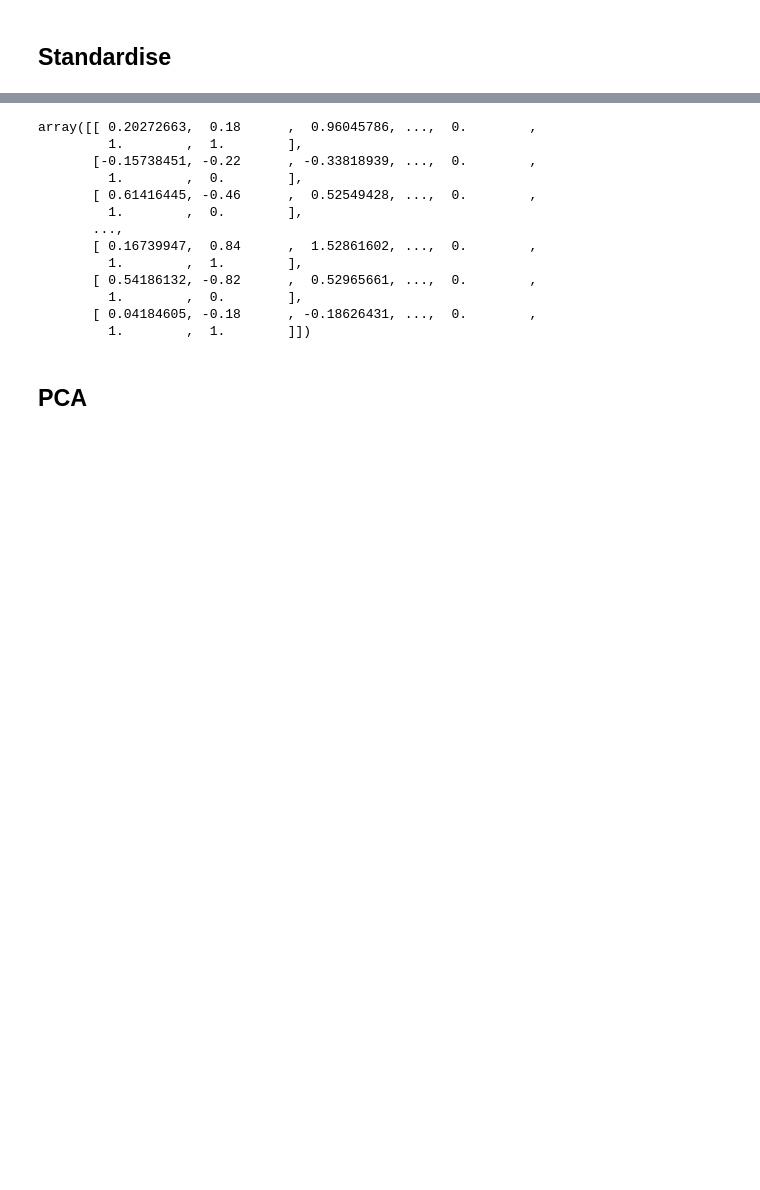
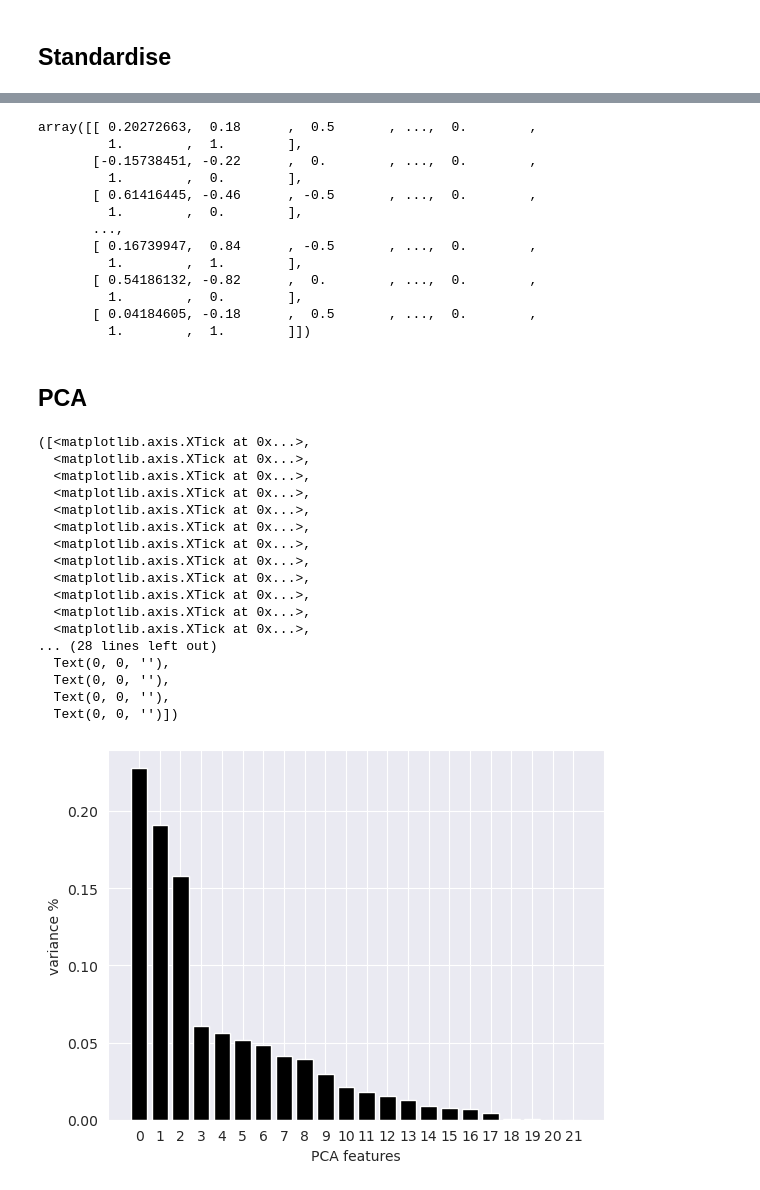
Before and after one commit to r-leeper/Marketing_Customer_Segmentation, a Jupyter notebook: PCA_and_KMeans.ipynb, the cells around one changed output, grey strips where cells are left out. Saved outputs shown, nothing was run; the diff lists cells and outputs as text; code cells hidden in the pictures; blank space fills up the shorter version.

Commit message:
PCA finished, both with all data and with buying categories removed.

```diff
--- a/PCA_and_KMeans.ipynb
+++ b/PCA_and_KMeans.ipynb
@@ -40,49 +78,66 @@ df_use = df.copy()
+# %%
+# Remove the specific product categories
+remove_columns = ['MntWines',
+                  'MntFruits',
+                  'MntMeatProducts',
+                  'MntFishProducts',
+                  'MntSweetProducts',
+                  'MntGoldProds']
+continuous_data = continuous_data.drop(remove_columns, axis=1)
 # %%
-# Scaling of continuous features
-continuous_features = ['Income',
-                       'Recency',
-                       'MntWines',
-                       'MntFruits',
-                       'MntMeatProducts',
-                       'MntFishProducts',
-                       'MntSweetProducts',
-                       'MntGoldProds',
-                       'NumDealsPurchases',
-                       'NumWebPurchases',
-                       'NumCatalogPurchases',
-                       'NumStorePurchases',
-                       'NumWebVisitsMonth',
-                       'Age',
-                       'RegencyInMonths',
-                       'TotalSpent']
-
-# Separate binary features
-continuous_data = df[continuous_features]
-binary_ord_data = df.drop(continuous_features, axis=1)
 
 # Standardize continuous features using RobustScaler
 scaler_continuous = RobustScaler()
-scaled_continuous_data = scaler_continuous.fit_transform(df_use[continuous_features])
+scaled_continuous_data = scaler_continuous.fit_transform(continuous_data)
 
 # Combined data
 final_scaled_data = np.concatenate([scaled_continuous_data, binary_ord_data], axis=1)
 # %%
 final_scaled_data
 # %% [output]
-array([[ 0.20272663,  0.18      ,  0.96045786, ...,  0.        ,
+array([[ 0.20272663,  0.18      ,  0.5       , ...,  0.        ,
          1.        ,  1.        ],
-       [-0.15738451, -0.22      , -0.33818939, ...,  0.        ,
+       [-0.15738451, -0.22      ,  0.        , ...,  0.        ,
          1.        ,  0.        ],
-       [ 0.61416445, -0.46      ,  0.52549428, ...,  0.        ,
+       [ 0.61416445, -0.46      , -0.5       , ...,  0.        ,
          1.        ,  0.        ],
        ...,
-       [ 0.16739947,  0.84      ,  1.52861602, ...,  0.        ,
+       [ 0.16739947,  0.84      , -0.5       , ...,  0.        ,
          1.        ,  1.        ],
-       [ 0.54186132, -0.82      ,  0.52965661, ...,  0.        ,
+       [ 0.54186132, -0.82      ,  0.        , ...,  0.        ,
          1.        ,  0.        ],
-       [ 0.04184605, -0.18      , -0.18626431, ...,  0.        ,
+       [ 0.04184605, -0.18      ,  0.5       , ...,  0.        ,
          1.        ,  1.        ]])
 # %% [markdown]
 ## PCA
 # %%
-# TODO: Research and implement PCA
+# Apply PCA
+n_components = final_scaled_data.shape[1]
+pca = PCA(n_components=n_components)
+principal_components = pca.fit_transform(final_scaled_data)
+# %%
+# Plot the explained variances
+features = range(pca.n_components_)
+plt.bar(features, pca.explained_variance_ratio_, color='black')
+plt.xlabel('PCA features')
+plt.ylabel('variance %')
+plt.xticks(features)
+# %% [output]
+([<matplotlib.axis.XTick at 0x...>,
+  <matplotlib.axis.XTick at 0x...>,
+  <matplotlib.axis.XTick at 0x...>,
+  <matplotlib.axis.XTick at 0x...>,
+  <matplotlib.axis.XTick at 0x...>,
+  <matplotlib.axis.XTick at 0x...>,
+  <matplotlib.axis.XTick at 0x...>,
+  <matplotlib.axis.XTick at 0x...>,
+  <matplotlib.axis.XTick at 0x...>,
+  <matplotlib.axis.XTick at 0x...>,
+  <matplotlib.axis.XTick at 0x...>,
+  <matplotlib.axis.XTick at 0x...>,
+... (28 lines left out)
+  Text(0, 0, ''),
+  Text(0, 0, ''),
+  Text(0, 0, ''),
+  Text(0, 0, '')])
+[figure, added]
```
Also changed, not shown: parts of 6 cells of this notebook.
